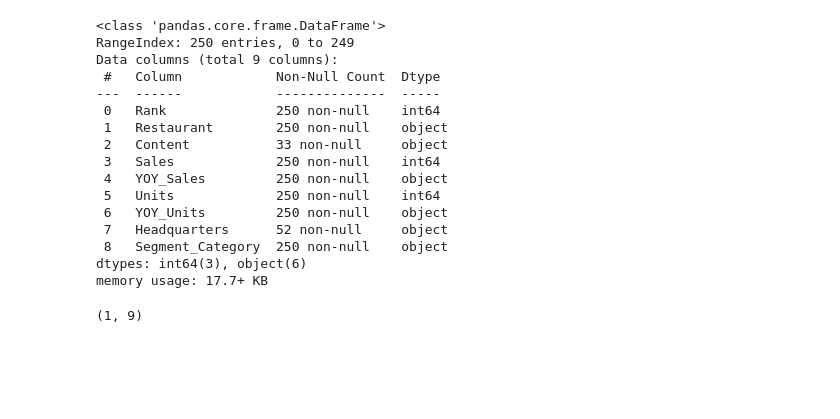
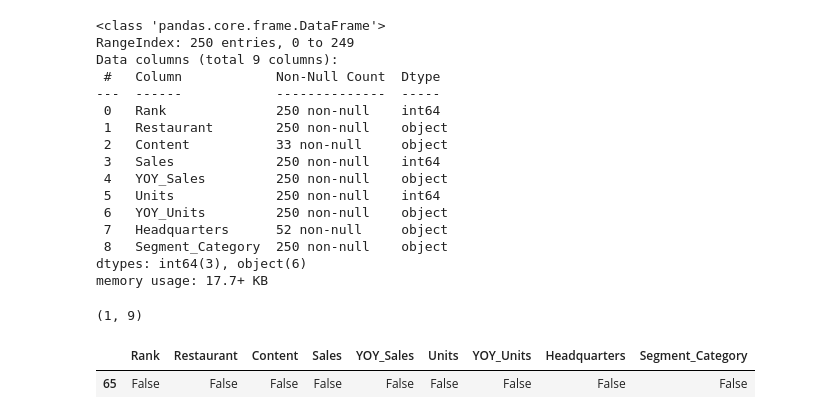
Before and after one commit to Abhasjaiswal/Python, a Jupyter notebook: Pandas/Basics.ipynb, the cells around one changed output. Saved outputs shown, nothing was run; the diff lists cells and outputs as text; code cells hidden in the pictures; blank space fills up the shorter version.

```diff
--- a/Pandas/Basics.ipynb
+++ b/Pandas/Basics.ipynb
@@ -453,3 +453,8 @@ df2.dropna(inplace=True)
 df2.shape
 # %% [output]
 (1, 9)
+# %%
+df2.isnull()
+# %% [output]
+|  | Rank | Restaurant | Content | Sales | YOY_Sales | Units | YOY_Units | Headquarters | Segment_Category |
+| 65 | False | False | False | False | False | False | False | False | False |
```
Also changed, not shown: parts of 6 cells of this notebook, 1 other file.
